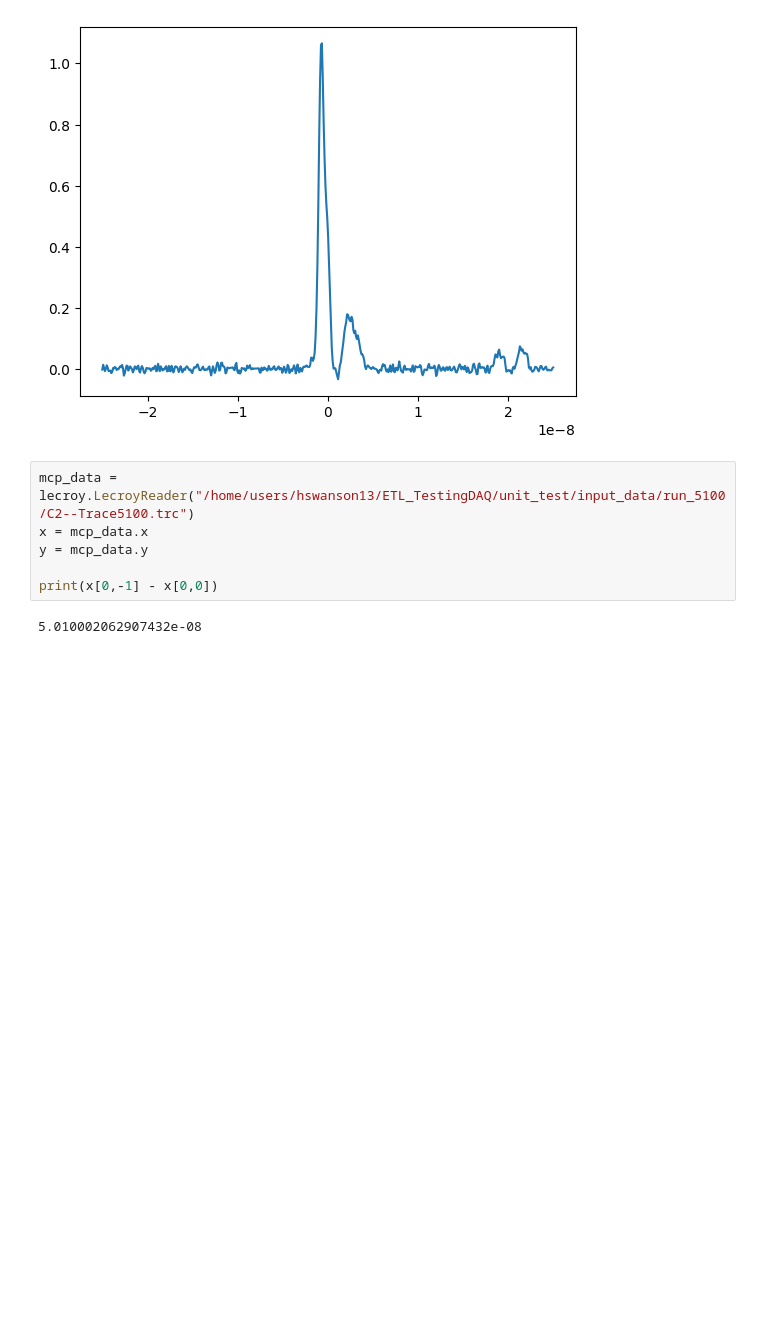
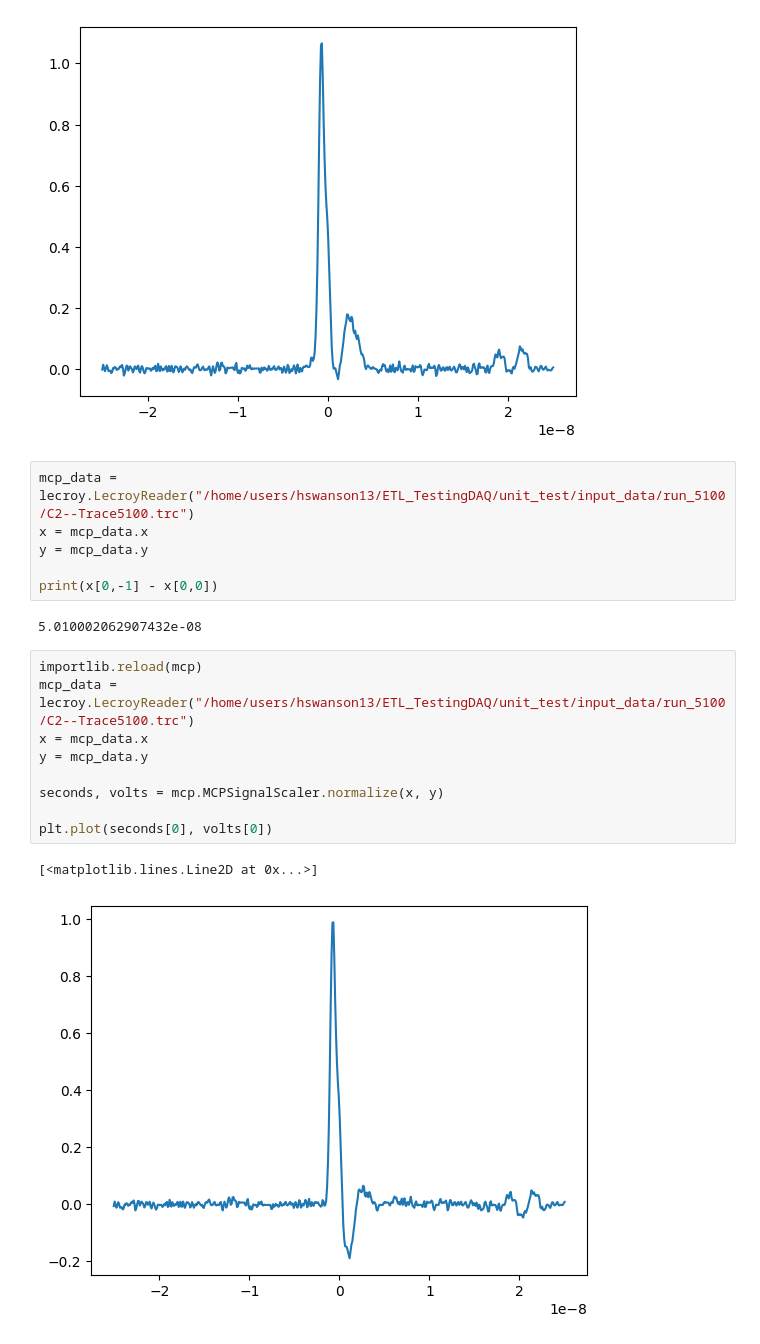
Before and after one commit to leonardolanteri/ETL_TestingDAQ, a Jupyter notebook: notebooks/mcp_manual_fitter.ipynb, the cells around one changed output. Cells and saved outputs as stored; diff of their text form; blank space fills up the shorter version.

Commit message:
implemented Calebs wisdom for mcp signal scaler

```diff
--- a/notebooks/mcp_manual_fitter.ipynb
+++ b/notebooks/mcp_manual_fitter.ipynb
@@ -195,3 +195,15 @@ y = mcp_data.y
 print(x[0,-1] - x[0,0])
 # %% [output]
 5.010002062907432e-08
+# %%
+importlib.reload(mcp)
+mcp_data = lecroy.LecroyReader("/home/users/hswanson13/ETL_TestingDAQ/unit_test/input_data/run_5100/C2--Trace5100.trc")
+x = mcp_data.x
+y = mcp_data.y
+
+seconds, volts = mcp.MCPSignalScaler.normalize(x, y)
+
+plt.plot(seconds[0], volts[0])
+# %% [output]
+[<matplotlib.lines.Line2D at 0x...>]
+[figure, added]
```
Also changed, not shown: 1 other file.
